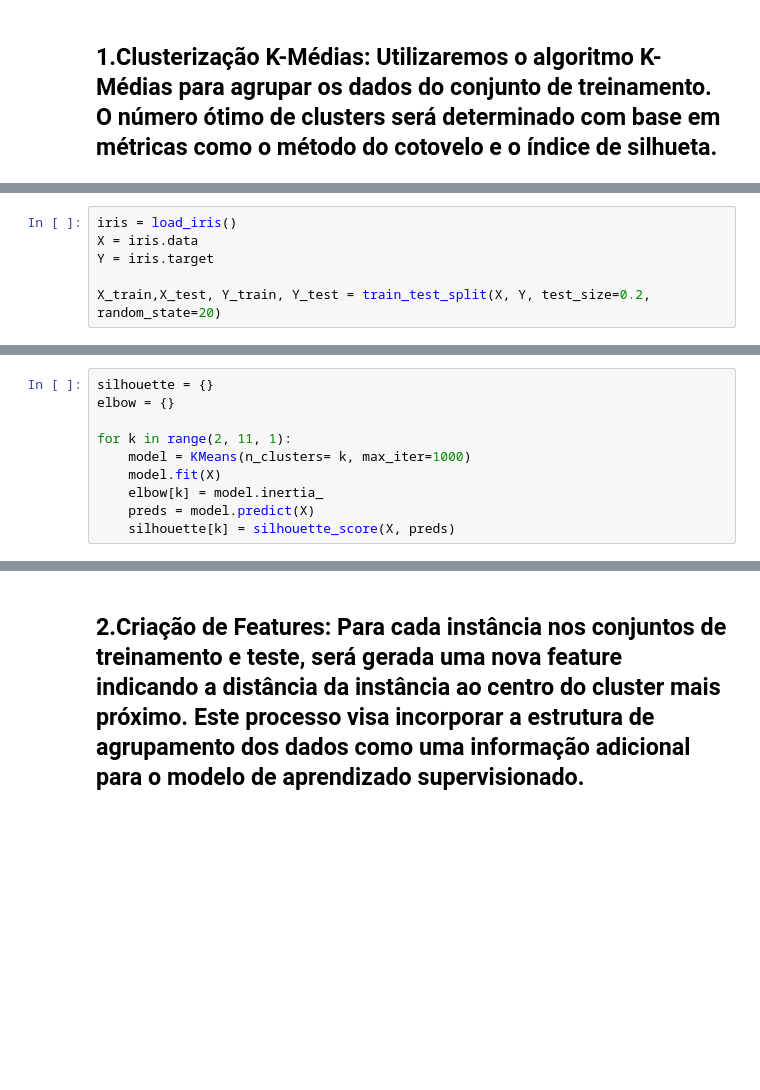
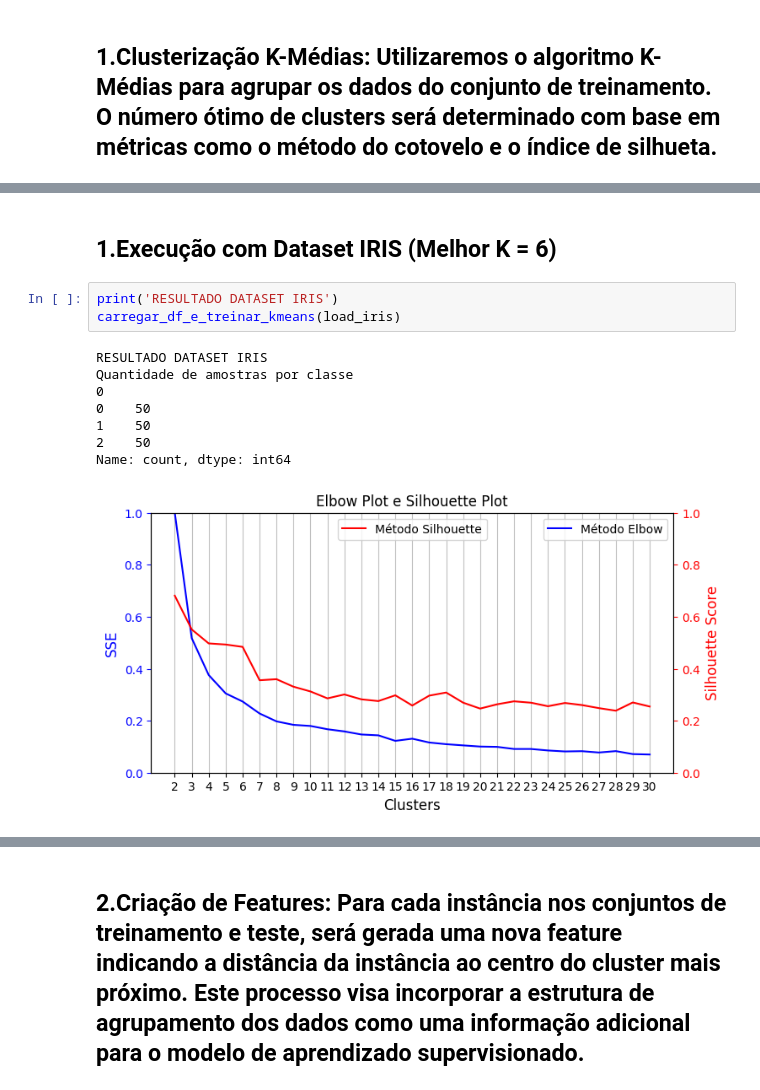
Before and after one commit to rodrigo1992-cmyk/Faculdade, a Jupyter notebook: Notebooks/rodrigo_mesquita_PB_TP4.ipynb, the cells around one changed output, grey strips where cells are left out. Saved outputs shown, nothing was run; the diff lists cells and outputs as text; blank space fills up the shorter version.

```diff
--- a/Notebooks/rodrigo_mesquita_PB_TP4.ipynb
+++ b/Notebooks/rodrigo_mesquita_PB_TP4.ipynb
@@ -56,6 +20,0 @@ def silhouette_plot(silhouette: dict) -> None:
-# %%
-iris = load_iris()
-X = iris.data
-Y = iris.target
-
-X_train,X_test, Y_train, Y_test = train_test_split(X, Y, test_size=0.2, random_state=20)
@@ -70,10 +20,0 @@ Name: count, dtype: int64
-# %%
-silhouette = {}
-elbow = {}
-
-for k in range(2, 11, 1):
-    model = KMeans(n_clusters= k, max_iter=1000)
-    model.fit(X)
-    elbow[k] = model.inertia_
-    preds = model.predict(X)
-    silhouette[k] = silhouette_score(X, preds)
@@ -87,0 +68,14 @@ silhouette_plot(silhouette)
+# %% [markdown]
+## 1.Execução com Dataset IRIS (Melhor K = 6)
+# %%
+print('RESULTADO DATASET IRIS')
+carregar_df_e_treinar_kmeans(load_iris)
+# %% [output]
+RESULTADO DATASET IRIS
+Quantidade de amostras por classe
+0
+0    50
+1    50
+2    50
+Name: count, dtype: int64
+[figure, added]
```
Also changed, not shown: parts of 13 cells of this notebook.
